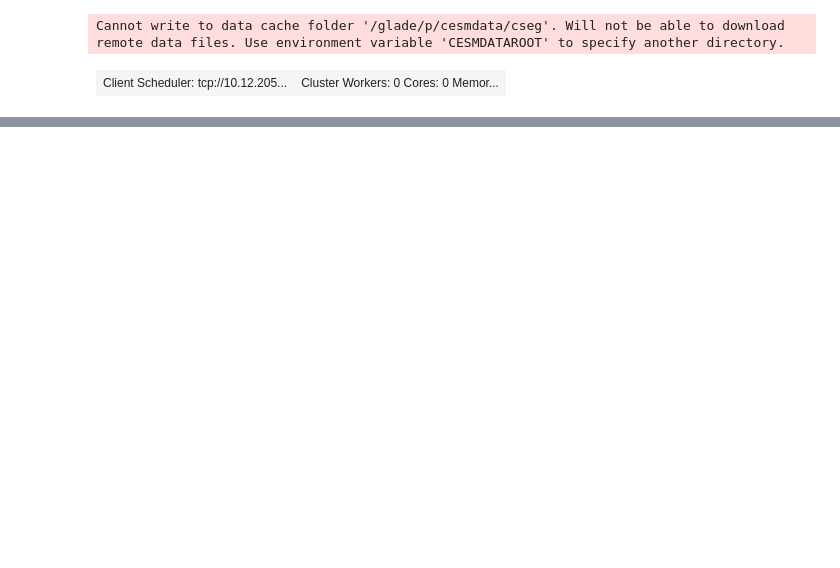
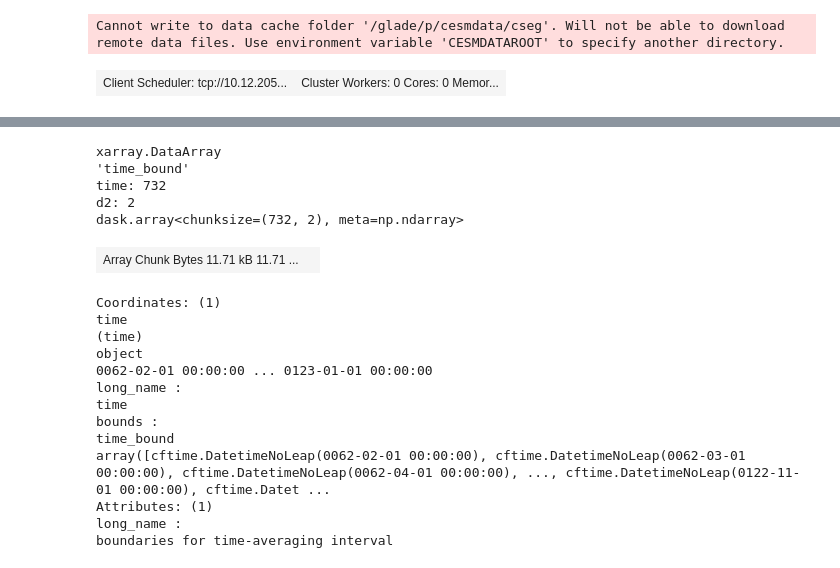
Before and after one commit to kristenkrumhardt/CESM2_oceanBGC_diag, a Jupyter notebook: diagnotics_MARBL_tuningV2/make_mon2yr_tseries.ipynb, the cells around one changed output, grey strips where cells are left out. Cells and saved outputs as stored; diff of their text form; code cells hidden in the pictures; blank space fills up the shorter version.

```diff
--- a/diagnotics_MARBL_tuningV2/make_mon2yr_tseries.ipynb
+++ b/diagnotics_MARBL_tuningV2/make_mon2yr_tseries.ipynb
@@ -33,10 +33,11 @@ client
 # %% [output]
 | Client Scheduler: tcp://10.12.205... | Cluster Workers: 0 Cores: 0 Memor... |
 # %%
-case = 'g.e22b05.G1850ECOIAF_JRA.TL319_g17.001'
+case = 'g.e22b05.G1850ECOIAF_JRA.TL319_g17.cocco.001'
 user = 'kristenk'
 path = '/glade/scratch/kristenk/archive/' + case + '/ocn/proc/tseries/month_1'
-#variables = ['O2','SiO3','POC_FLUX_100m','CaCO3_PROD_zint']
+variables = ['O2','SiO3','POC_FLUX_100m']
 #variables = ['photoC_diat_zint','photoC_diaz_zint','photoC_sp_zint','photoC_TOT_zint']
+#variables = ['photoC_cocco_zint']
 #variables = ['NO3', 'PO4']
-variables = ['FG_CO2']
+#variables = ['FG_CO2','CaCO3_PROD_zint']
@@ -68,3 +80,25 @@ Wall time: 8.11 s
+# %%
+ds.time_bound
+# %% [output]
+xarray.DataArray
+'time_bound'
+time: 732
+d2: 2
+dask.array<chunksize=(732, 2), meta=np.ndarray>
+| Array Chunk Bytes 11.71 kB 11.71 ... |  |
+Coordinates: (1)
+time
+(time)
+object
+0062-02-01 00:00:00 ... 0123-01-01 00:00:00
+long_name :
+time
+bounds :
+time_bound
+array([cftime.DatetimeNoLeap(0062-02-01 00:00:00), cftime.DatetimeNoLeap(0062-03-01 00:00:00), cftime.DatetimeNoLeap(0062-04-01 00:00:00), ..., cftime.DatetimeNoLeap(0122-11-01 00:00:00), cftime.Datet ...
+Attributes: (1)
+long_name :
+boundaries for time-averaging interval
 # %%
 coords = {'x':'TLONG','y':'TLAT'}
 keepthese = ['z_t','time_bound','TAREA','time'] + variables
```
Also changed, not shown: parts of 5 cells of this notebook, 8 other files.
